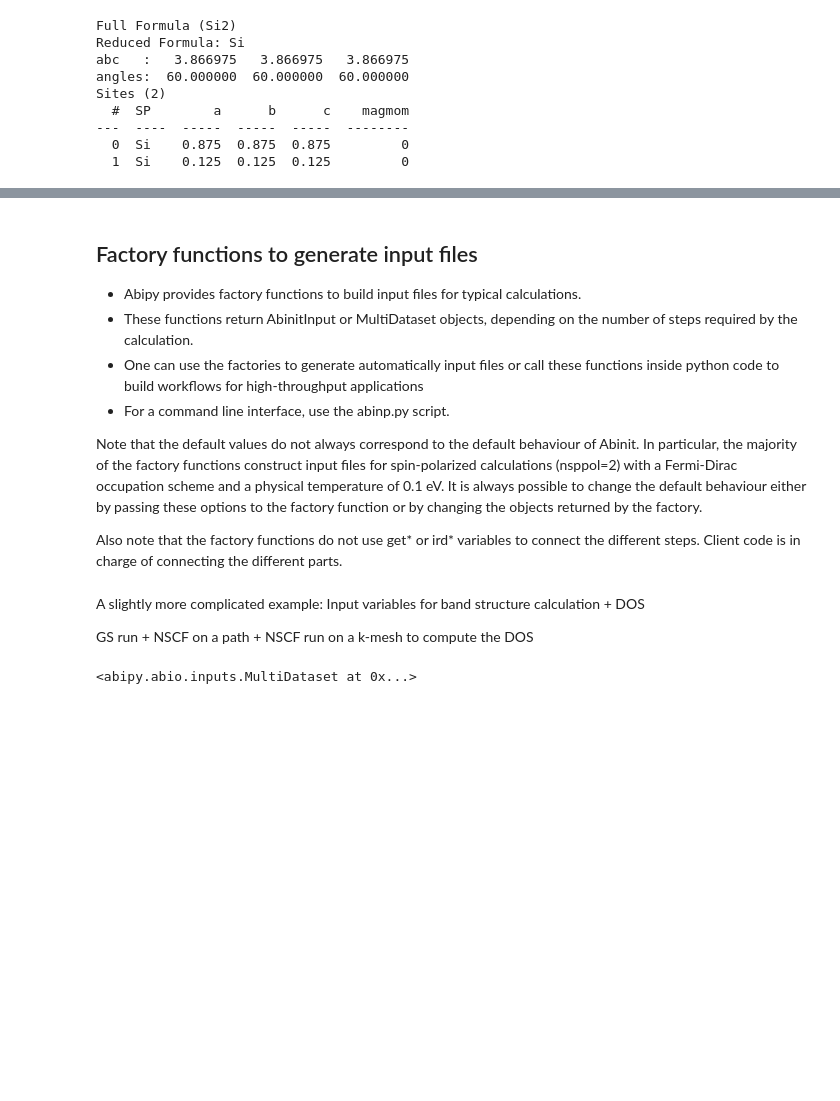
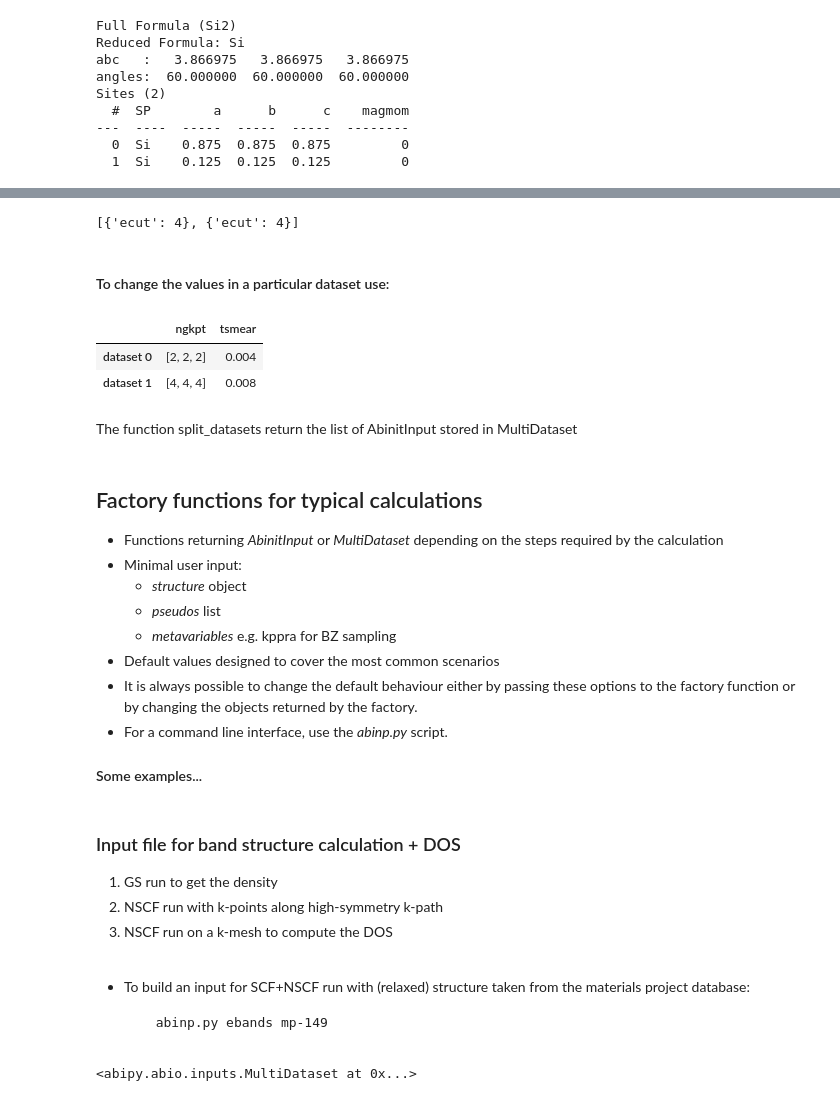
Before and after one commit to gmatteo/abipy_slides_aps_boston_2019, a Jupyter notebook: index.ipynb, the cells around one changed output, grey strips where cells are left out. Drawn from its saved outputs; the diff is of its cells as text; code cells hidden in the pictures; blank space fills up the shorter version.

```diff
--- a/index.ipynb
+++ b/index.ipynb
@@ -780,20 +1059,57 @@ inp.structure.plot();
+# %%
+multi = abilab.MultiDataset(structure=abidata.cif_file("si.cif"),
+                            pseudos="14si.pspnc", pseudo_dir=abidata.pseudo_dir, ndtset=2)
+
+# A MultiDataset is essentially a list of AbinitInput objects
+# with handy methods to perform global modifications.
+# i.e. changes that will affect all the inputs in the MultiDataset
+# For example:
+multi.set_vars(ecut=4)
+
+# is equivalent to:
+#
+#    for inp in multi: inp["ecut"] =4
+# %% [output]
+[{'ecut': 4}, {'ecut': 4}]
+# %% [markdown]
+#### To change the values in a particular dataset use:
+# %%
+multi[0].set_vars(ngkpt=[2,2,2], tsmear=0.004)
+multi[1].set_vars(ngkpt=[4,4,4], tsmear=0.008)
+
+multi.get_vars_dataframe("ngkpt", "tsmear")
+# %% [output]
+|  | ngkpt | tsmear |
+| dataset 0 | [2, 2, 2] | 0.004 |
+| dataset 1 | [4, 4, 4] | 0.008 |
+# %% [markdown]
+The function split_datasets return the list of AbinitInput stored in MultiDataset
 # %% [markdown]
-## Factory functions to generate input files
+## Factory functions for typical calculations
 
-* Abipy provides factory functions to build input files for typical calculations.
-* These functions return AbinitInput or MultiDataset objects,
-  depending on the number of steps required by the calculation.
+* Functions returning *AbinitInput* or *MultiDataset*
+  depending on the steps required by the calculation
+* Minimal user input:
+     * *structure* object
+     * *pseudos* list
+     * *metavariables* e.g. kppra for BZ sampling
+* Default values designed to cover the most common scenarios
+* It is always possible to change the default behaviour either by passing these options to the factory function or by changing the objects returned by the factory.
+* For a command line interface, use the *abinp.py* script.
+
+<!--
 * One can use the factories to generate automatically input files
-  or call these functions inside python code to build workflows
-  for high-throughput applications
-* For a command line interface, use the abinp.py script.
+  or call these functions to build workflows for high-throughput applications
 
-Note that the default values do not always correspond to the default behaviour of Abinit. In particular, the majority of the factory functions construct input files for spin-polarized calculations (nsppol=2) with a Fermi-Dirac occupation scheme and a physical temperature of 0.1 eV. It is always possible to change the default behaviour either by passing these options to the factory function or by changing the objects returned by the factory.
+Note that the default values do not always correspond to the default behaviour of Abinit. In particular, the majority of the factory functions construct input files for spin-polarized calculations (nsppol=2) with a Fermi-Dirac occupation scheme and a physical temperature of 0.1 eV.
+Also note that the factory functions do not use get* or ird* variables to connect the different steps. Client code is in charge of connecting the different parts.
+-->
 
-Also note that the factory functions do not use get* or ird* variables to connect the different steps. Client code is in charge of connecting the different parts.
+#### Some examples...
 # %% [markdown]
-A slightly more complicated example:
-Input variables for band structure calculation + DOS
+### Input file for band structure calculation + DOS
 
-GS run + NSCF on a path + NSCF run on a k-mesh to compute the DOS
+1. GS run to get the density
+2. NSCF run with k-points along high-symmetry k-path
+3. NSCF run on a k-mesh to compute the DOS
 # %%
@@ -806,3 +1122,8 @@ multi = abilab.ebands_input(si_cif, pseudos,
+# %% [markdown]
+* To build an input for SCF+NSCF run with (relaxed) structure taken
+  from the materials project database:
+
+        abinp.py ebands mp-149
 # %%
 multi
 # %% [output]
```
Also changed, not shown: parts of 162 cells of this notebook, 6 other files.
